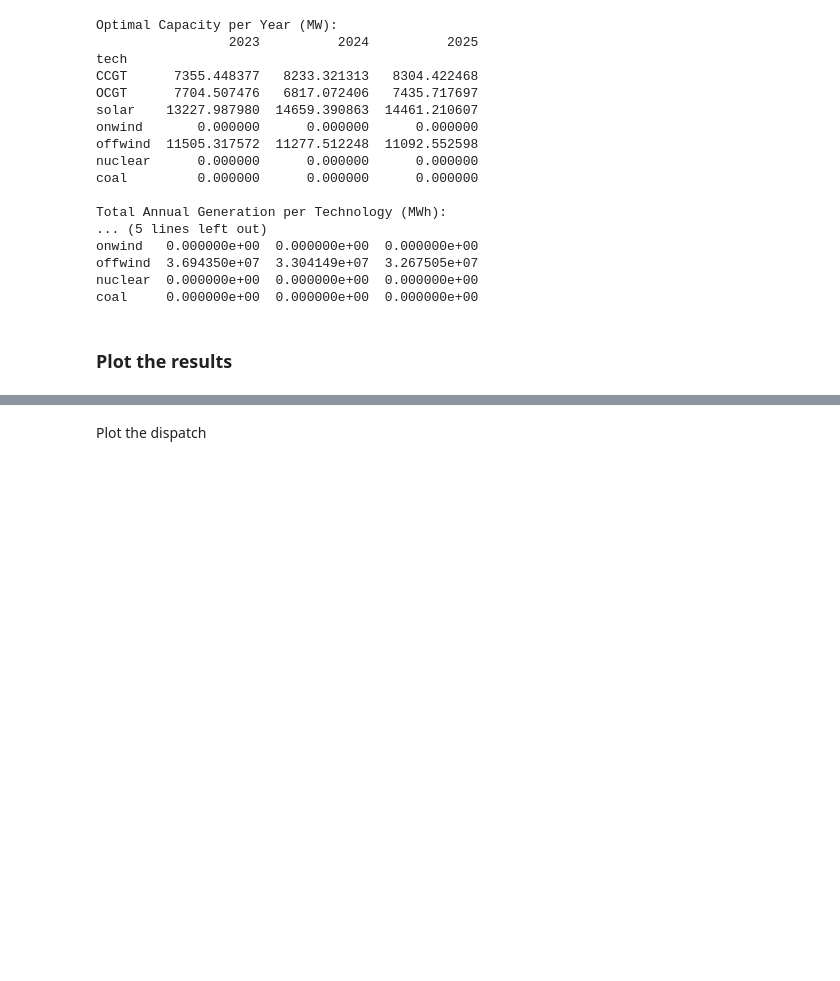
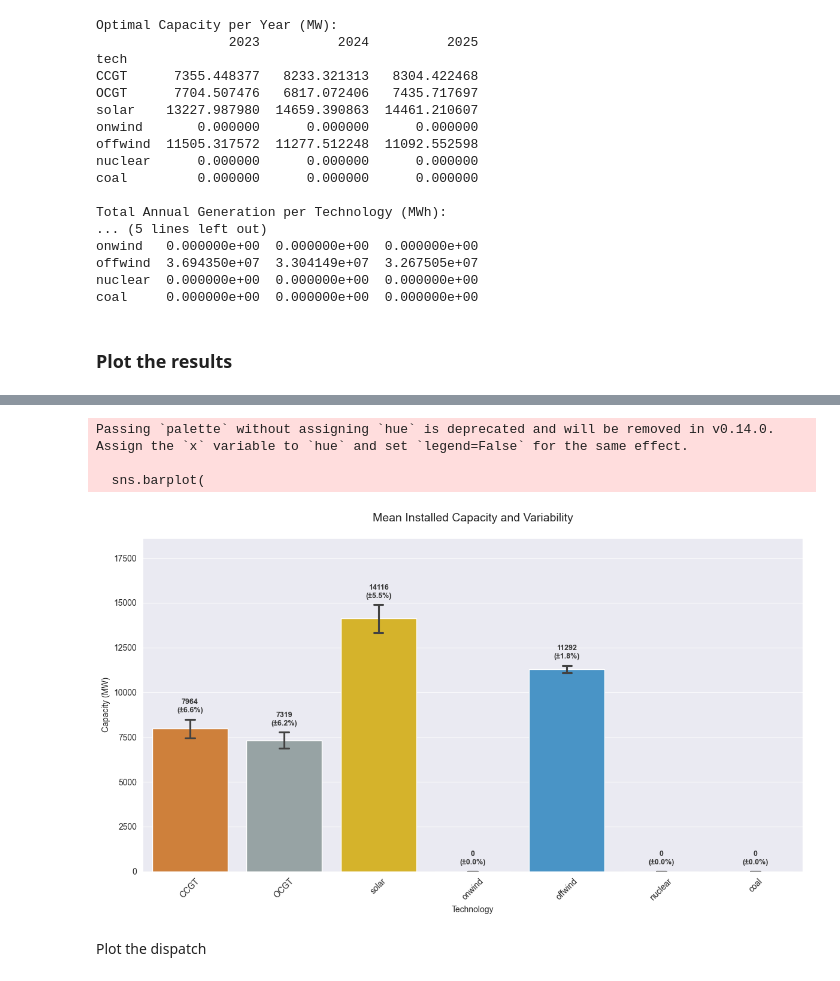
Before and after one commit to lc253264/Integrated-Energy-Grids-Group-29, a Jupyter notebook: Belgium_model_task_abcf.ipynb, the cells around one changed output, grey strips where cells are left out. Cells and saved outputs as stored; diff of their text form; code cells hidden in the pictures; blank space fills up the shorter version.

```diff
--- a/Belgium_model_task_abcf.ipynb
+++ b/Belgium_model_task_abcf.ipynb
@@ -530,3 +597,66 @@ plt.show()
+# %%
+import matplotlib.pyplot as plt
+import seaborn as sns
+import pandas as pd
+
+# 1. Set the specific style for light grey background with white grid
+sns.set_style("darkgrid")
+
+# 2. Define custom color mapping
+colors = {
+    'CCGT': '#e67e22', 'OCGT': '#95a5a6', 'solar': '#f1c40f',
+    'onwind': '#2ecc71', 'offwind': '#3498db', 'nuclear': '#e74c3c', 'coal': '#bdc3c7'
+}
+
+# 3. Create the plot
+fig, ax = plt.subplots(figsize=(12, 7))
+
+sns.barplot(
+    data=df_cap_long,
+    x='Technology',
+    y='Capacity (MW)',
+    errorbar='sd',
+    capsize=.1,
+    palette=colors,
+    ax=ax
+)
+
+# 4. Synchronize labels with plot order
+plot_order = [tick.get_text() for tick in ax.get_xticklabels()]
+stats = df_cap_long.groupby('Technology')['Capacity (MW)'].agg(['mean', 'std']).reindex(plot_order).reset_index()
+
+stats['std'] = stats['std'].fillna(0)
+stats['pct_dev'] = (stats['std'] / stats['mean'] * 100).fillna(0)
+
+# 5. Add labels (dark grey text works best on this background)
+for i, row in stats.iterrows():
+    y_pos = row['mean'] + row['std'] + (stats['mean'].max() * 0.02)
+    label = f"{row['mean']:.0f}\n(±{row['pct_dev']:.1f}%)"
+
+    ax.text(
+        i, y_pos,
+        label,
+        ha='center',
+        va='bottom',
+        fontsize=9,
+        fontweight='bold',
+        color='#333333'
+    )
+
+# 6. Final Formatting
+ax.set_title('Mean Installed Capacity and Variability', fontsize=14, pad=20)
+ax.set_ylabel('Capacity (MW)')
+plt.xticks(rotation=45)
+plt.ylim(0, (stats['mean'] + stats['std']).max() * 1.25)
+
+plt.tight_layout()
+plt.savefig("mean_var_plot.png")
+plt.show()
+# %% [output]
+Passing `palette` without assigning `hue` is deprecated and will be removed in v0.14.0. Assign the `x` variable to `hue` and set `legend=False` for the same effect.
+
+  sns.barplot(
+[figure, added]
 # %% [markdown]
 Plot the dispatch
 # %%
```
Also changed, not shown: parts of 9 cells of this notebook.
